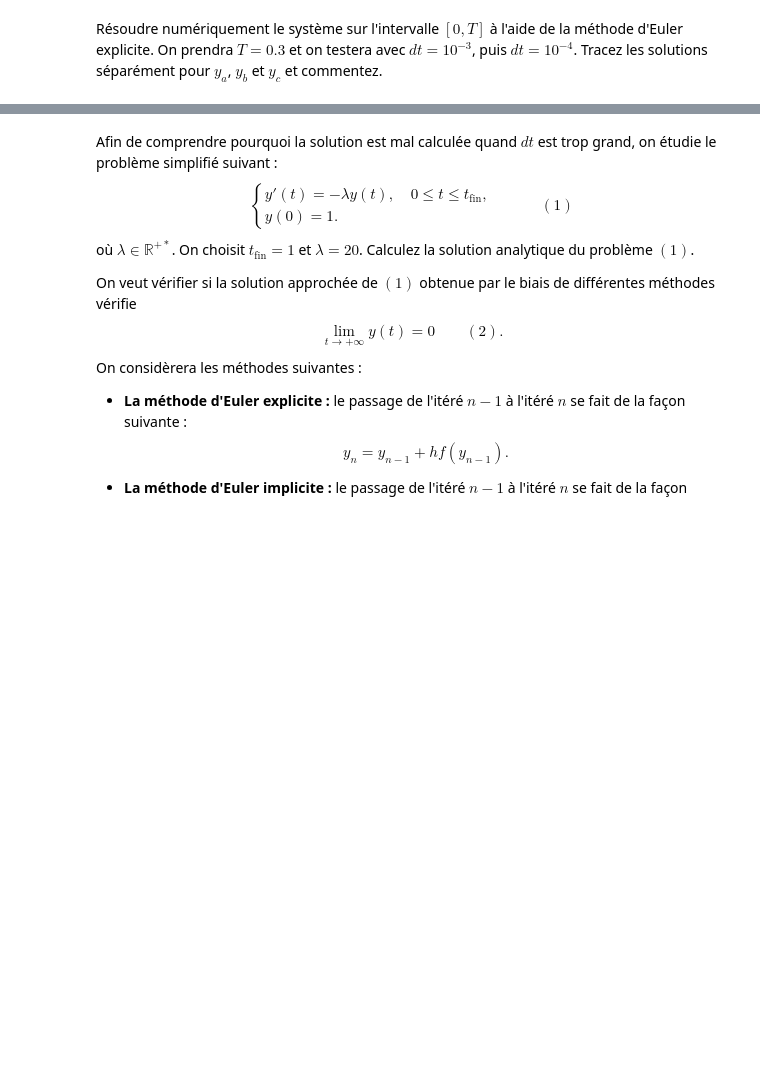
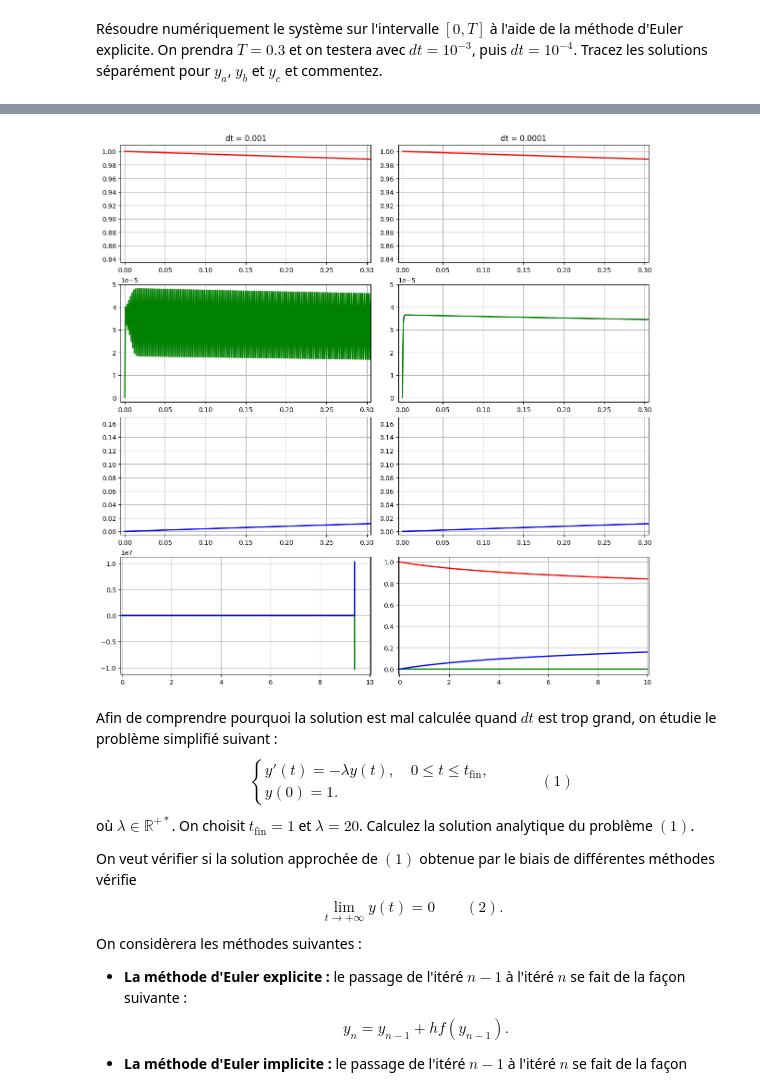
Before and after one commit to Tysonn2605/data-insat-tyson, a Jupyter notebook: notebooks/EDO-TP-2.ipynb, the cells around one changed output, grey strips where cells are left out. Saved outputs shown, nothing was run; the diff lists cells and outputs as text; code cells hidden in the pictures; blank space fills up the shorter version.

```diff
--- a/notebooks/EDO-TP-2.ipynb
+++ b/notebooks/EDO-TP-2.ipynb
@@ -147,3 +52,48 @@ Instability detected at t=9.389 with dt=0.001
+# %%
+# Parameters
+k1, k2, k3 = 0.04, 3e7, 1e4
+T, dt = 10, [1e-3, 1e-4]
+X_init = np.array([1.0, 0.0, 0.0])
+
+def f(x):
+    t = [-k1 * x[0] + k3 * x[1] * x[2], k2 * x[1]**2]
+    return np.array([t[0],-t[0]-t[1], t[1]])
+
+# Solve using Euler Explicit
+def solve(x, dt, T):
+    t = 0.0
+    t_arr, x_arr = [0.0], [x]
+
+    while t < T and np.max(np.abs(x)) < 1000: # Check for stability and explosion
+        x = x + dt * f(x)
+
+        t += dt
+        t_arr.append(t); x_arr.append(x)
+
+    return np.array(t_arr), np.array(x_arr)
+
+# Execute and Plot
+fig, axs = plt.subplots(4, 2, figsize=(12, 12), constrained_layout=True)
+cfg = [('r', (0.835, 1.01)), ('g', (-2e-6, 5e-5)), ('b', (-0.005, 0.17))]
+
+for j, dt_val in enumerate(dt):
+    t, X = solve(X_init, dt_val, T)
+    axs[0, j].set_title(f"dt = {dt_val}")
+
+    for i in range(3):
+        axs[i, j].plot(t, X[:, i], cfg[i][0], lw=2)
+        axs[i, j].set_ylim(cfg[i][1])
+        axs[3, j].plot(t, X[:, i], cfg[i][0], lw=2)
+        axs[i, j].grid(True)
+        axs[i, j].set_xlim(-0.005, 0.305)
+
+    axs[3, j].set_xlim(-0.05, 10.05)
+    axs[3, j].grid(True)
+
+
+plt.show()
+# %% [output]
+[figure, added]
 # %% [markdown]
 Afin de comprendre pourquoi la solution est mal calculée quand $dt$ est trop grand, on étudie le problème simplifié suivant :
 $$
```
Also changed, not shown: parts of 3 cells of this notebook, 3 other files.
